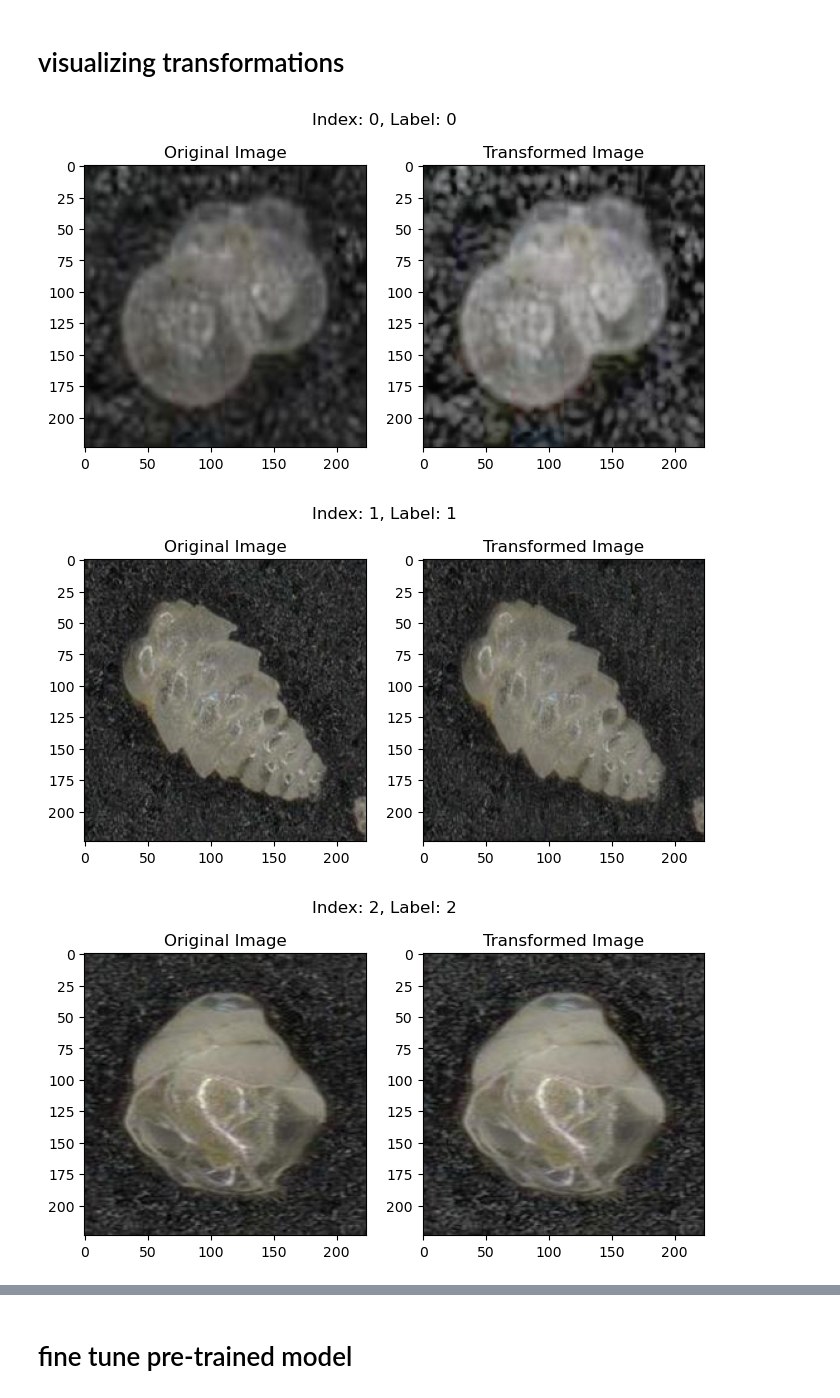
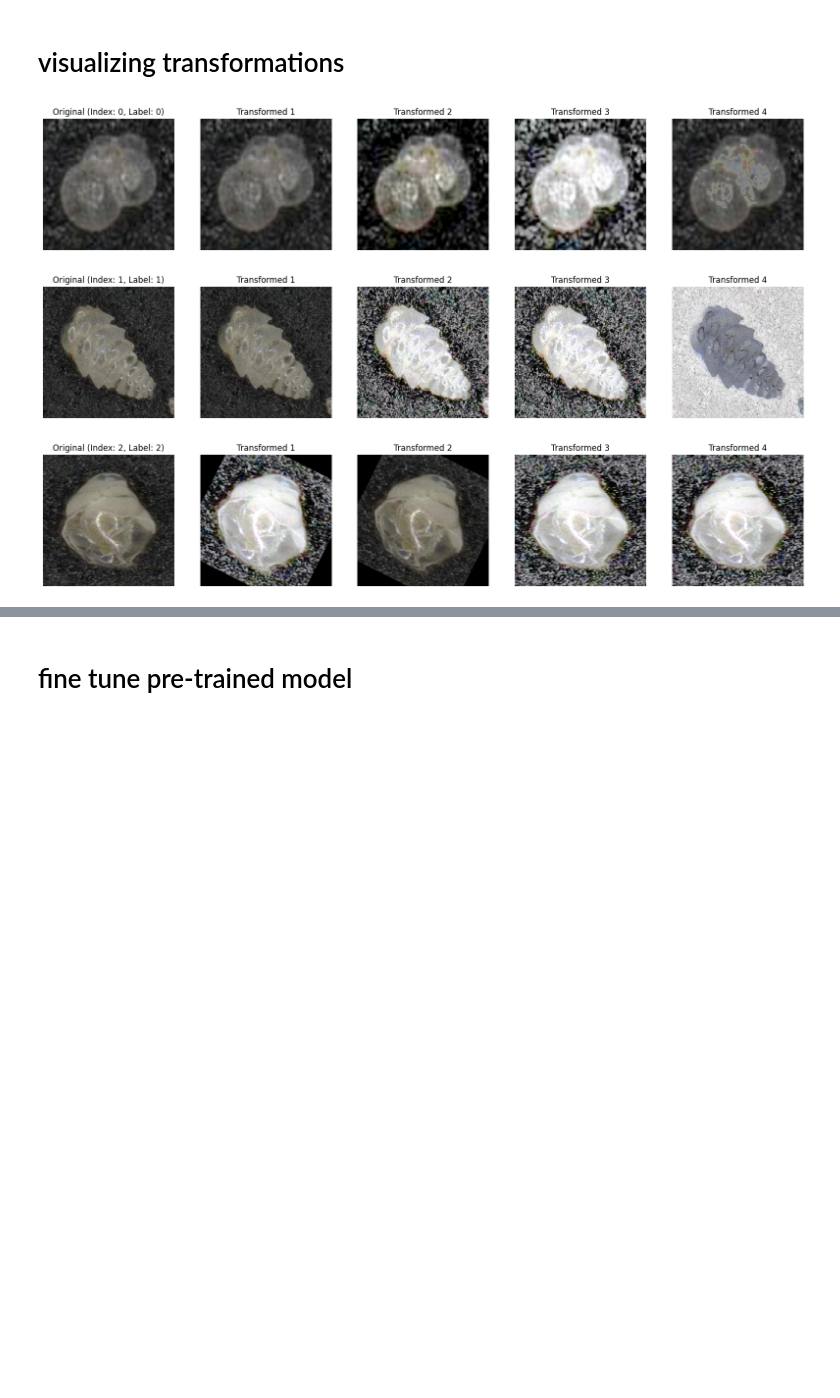
Before and after one commit to echung32/ics637-paleo-oceanography, a Jupyter notebook: paleo_oceanography/paleo_submission.ipynb, the cells around one changed output, grey strips where cells are left out. Cells and saved outputs as stored; diff of their text form; code cells hidden in the pictures; blank space fills up the shorter version.

Commit message:
generate multiple transformations of original

```diff
--- a/paleo_oceanography/paleo_submission.ipynb
+++ b/paleo_oceanography/paleo_submission.ipynb
@@ -76,10 +76,10 @@ transform = transforms.Compose([
 
     # https://pytorch.org/vision/main/transforms.html#auto-augmentation
     # https://pytorch.org/vision/main/auto_examples/transforms/plot_transforms_illustrations.html#augmentation-transforms
-    # transforms.AutoAugment(policy=transforms.AutoAugmentPolicy.IMAGENET),
+    transforms.AutoAugment(policy=transforms.AutoAugmentPolicy.IMAGENET),
     # transforms.RandAugment(),
     # transforms.TrivialAugmentWide(),
-    transforms.AugMix(),
+    # transforms.AugMix(),
 
     # transforms.RandomResizedCrop((224, 224)),
     # transforms.RandomRotation(15),
@@ -112,33 +112,36 @@ val_loader = DataLoader(val_dataset, batch_size=32, shuffle=False)
 # %%
 # Function to un-normalize and display images
 def imshow(img, title, unnormalize=None):
     img = img.numpy().transpose((1, 2, 0))
     if unnormalize is not None:
         img = img * transform_std + transform_mean  # Un-normalize
     img = np.clip(img, 0, 1)  # Clip values to the range [0, 1] for display
+    plt.axis('off')
     plt.imshow(img)
     plt.title(title)
 
-# Visualize a few samples from the dataset
+# Number of transformations to visualize for each original image
+num_transforms = 4
 num_samples = 5
-random_indices = random.sample(range(len(original_dataset)), num_samples)
 
-for i in range(num_samples):
-# for i in random_indices:
-    original_image, label = original_dataset[i]  # Get the original image and label
-    transformed_image, _ = dataset[i]  # Get the transformed image from the dataset with transformations
+for idx in range(5):
+    original_image, label = original_dataset[idx]  # Get the original image and label
 
-    # Display original and transformed images
-    plt.figure(figsize=(8, 4))
-    plt.subplot(1, 2, 1)
-    imshow(transforms.ToTensor()(original_image), title="Original Image")  # Display original image
+    plt.figure(figsize=(4 * (num_transforms + 1), 4))
 
-    plt.subplot(1, 2, 2)
-    imshow(transformed_image, title="Transformed Image", unnormalize=True)  # Display transformed image
+    # Display the original image
+    plt.subplot(1, num_transforms + 1, 1)
+    imshow(transforms.ToTensor()(original_image), title=f"Original (Index: {idx}, Label: {label})")  # Display original image
 
-    plt.suptitle(f"Index: {i}, Label: {label}")
+    # Generate and display multiple transformed images
+    for t_idx in range(num_transforms):
+        transformed_image, _ = dataset[idx]  # Apply transformations
+        plt.subplot(1, num_transforms + 1, t_idx + 2)
+        imshow(transformed_image, title=f"Transformed {t_idx+1}", unnormalize=True)  # Display transformed image
+
+    # plt.suptitle(f"Index: {idx}, Label: {label}")
     plt.show()
 # %% [output]
-[figure, old version]
+[figure, new version]
-[figure, old version]
+[figure, new version]
-[figure, old version]
+[figure, new version]
```
Also changed, not shown: parts of 2 cells of this notebook.
